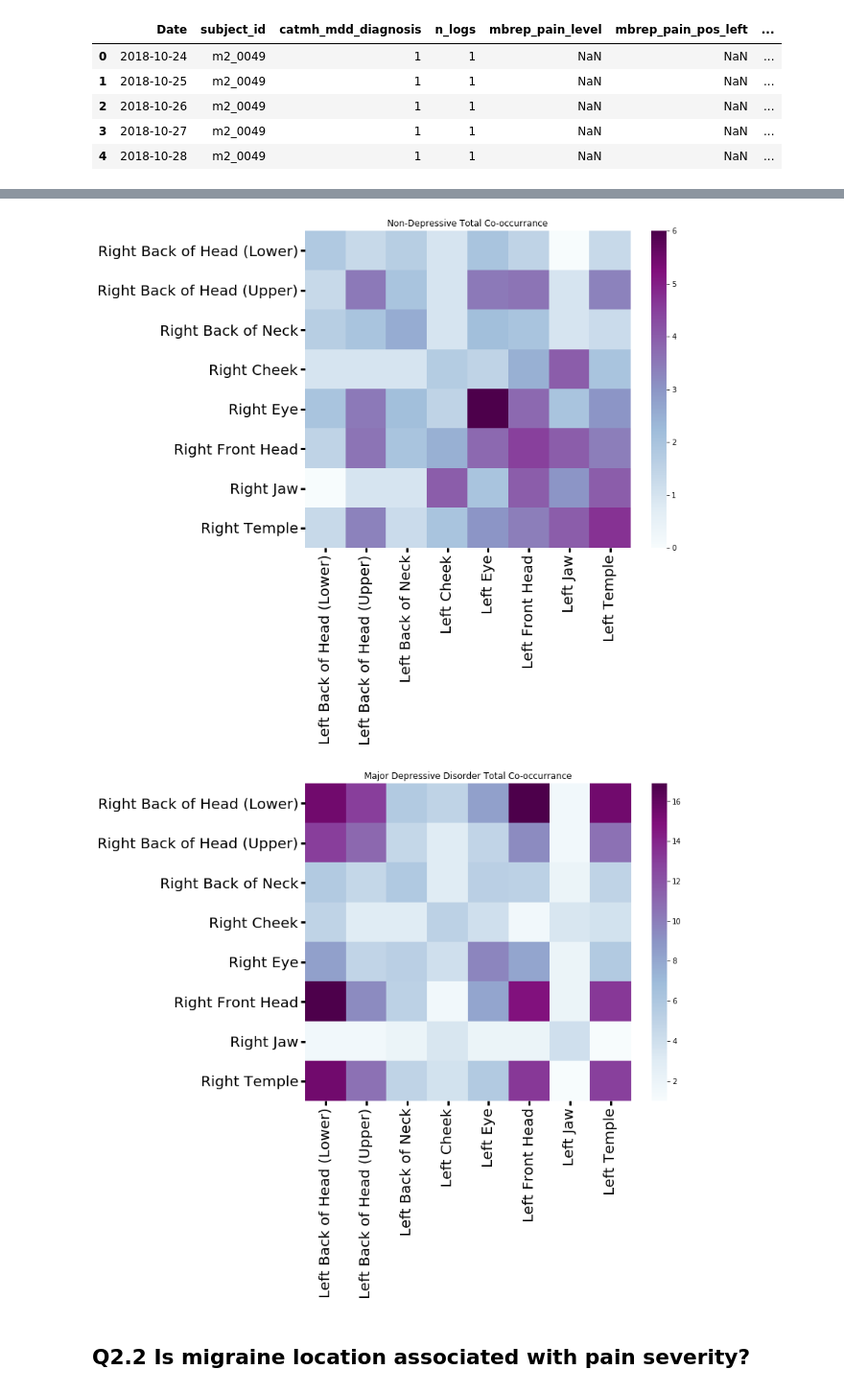
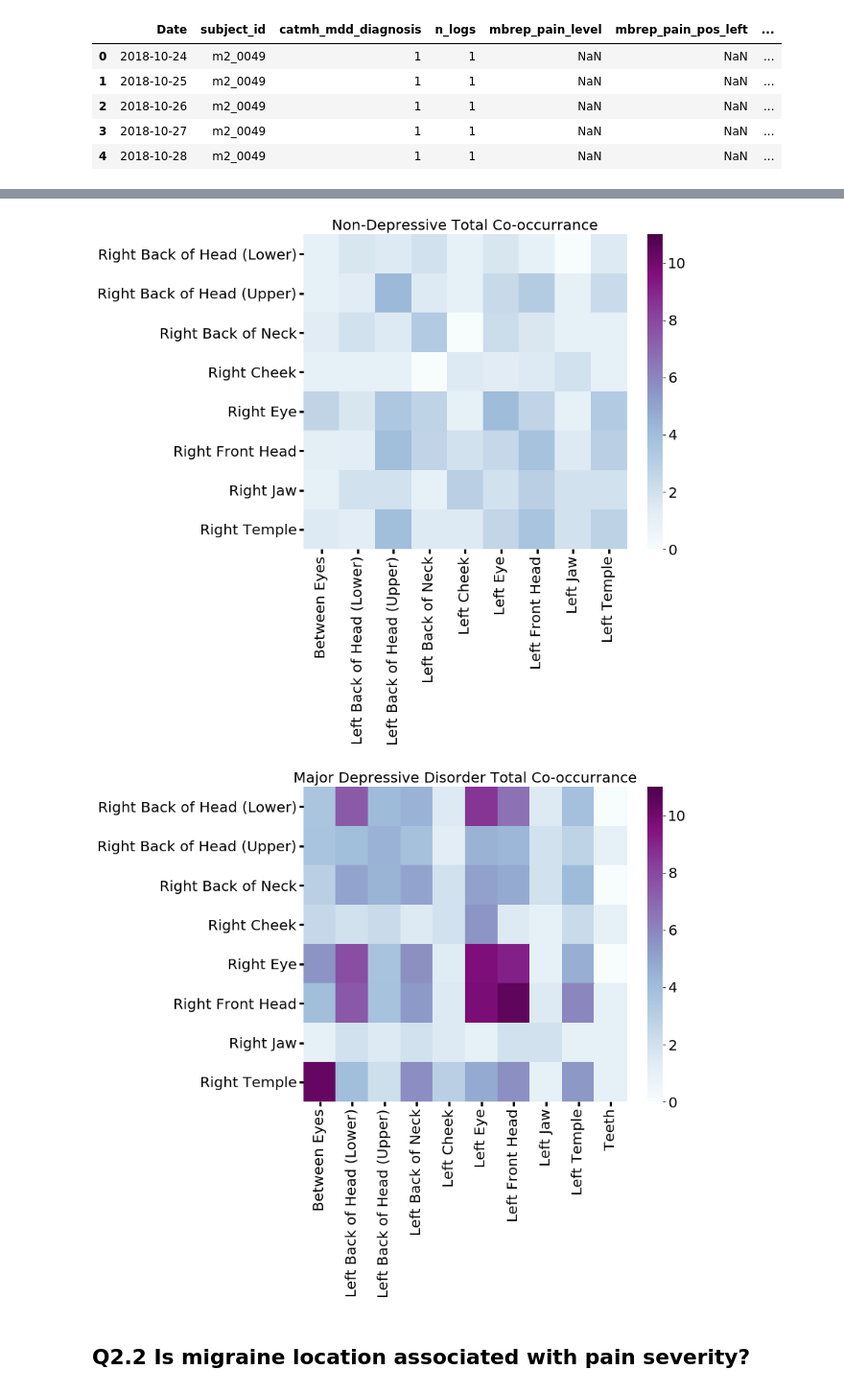
Before and after one commit to akre96/DGC_Migraine_Study, a Jupyter notebook: migraine_and_pressure_change.ipynb, the cells around one changed output, grey strips where cells are left out. Shown at 96% size. Drawn from its saved outputs; the diff is of its cells as text; code cells hidden in the pictures.

```diff
--- a/migraine_and_pressure_change.ipynb
+++ b/migraine_and_pressure_change.ipynb
@@ -74,7 +77,7 @@ ax.set_ylabel('# of Subjects');
 ## Q2 How are migraine locations distributed?
 # %%
 def melt_pain_loc(col_base, data, keep_cols: list = []):
-    loc_cols = [col for col in data.columns if re.match(b+r'_\d+$', col)]
+    loc_cols = [col for col in data.columns if re.match(col_base+r'_\d+$', col)]
     pain_df = longitudinal_data[['Date', 'subject_id'] + loc_cols + keep_cols]
 
     pain_df = pain_df.melt(
@@ -94,7 +97,7 @@ def melt_pain_loc(col_base, data, keep_cols: list = []):
         pain_df,
         col_base
     )
-    return pain_df
+    return pain_df.dropna()
 # %%
 
 importlib.reload(map_data)
@@ -290,28 +293,29 @@ ax.set_xlabel('');
 # %%
 for diagnosis, mdd_df in merged_df.groupby('catmh_mdd_diagnosis'):
     count_df = pd.DataFrame(
         mdd_df.groupby(['mbrep_pain_pos_left_str', 'mbrep_pain_pos_right_str', 'subject_id'])['Date'].count()
     ).reset_index()
     piv_loc = count_df.pivot_table(
         columns='mbrep_pain_pos_left_str',
         index='mbrep_pain_pos_right_str',
         values='Date',
         fill_value=0,
     )
     fig, ax = plt.subplots(figsize=(10,8))
-    sns.heatmap(piv_loc, cmap='BuPu', ax=ax)
+    sns.heatmap(piv_loc, cmap='BuPu', ax=ax, vmin=0, vmax=11)
     diag_map = {
         0: 'Non-Depressive',
         1: 'Major Depressive Disorder'
     }
-    ax.set_title(diag_map[diagnosis] + ' Total Co-occurrance')
-
+    ax.set_title(diag_map[diagnosis] + ' Total Co-occurrance', fontsize=20)
+    cbar = ax.collections[0].colorbar
+    cbar.ax.tick_params(labelsize=20)
     ax.tick_params(axis='both', which='major', width=3, length=6, labelsize=20)
     ax.set_ylabel('')
     ax.set_xlabel('');
 # %% [output]
-[figure, old version]
+[figure, new version]
-[figure, old version]
+[figure, new version]
 # %% [markdown]
 ## Q2.2 Is migraine location associated with pain severity?
 # %%
```
Also changed, not shown: parts of 14 cells of this notebook, 9 other files.
